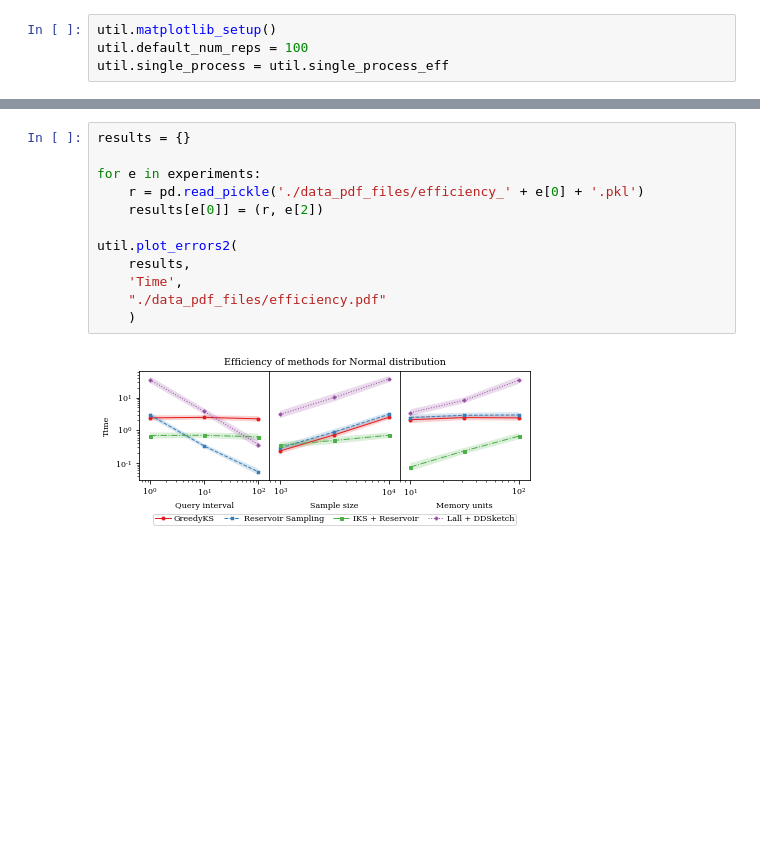
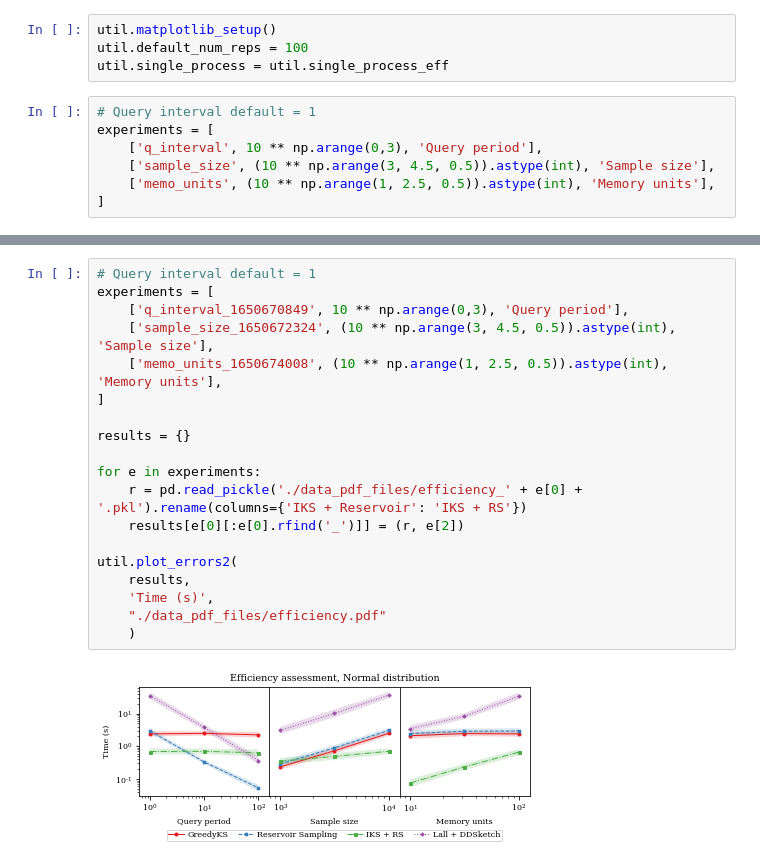
Before and after one commit to moretoknow/greedyks_experiments, a Jupyter notebook: efficiency.ipynb, the cells around one changed output, grey strips where cells are left out. Cells and saved outputs as stored; diff of their text form; blank space fills up the shorter version.

```diff
--- a/efficiency.ipynb
+++ b/efficiency.ipynb
@@ -7,4 +7,11 @@ import pandas as pd
 util.matplotlib_setup()
 util.default_num_reps = 100
 util.single_process = util.single_process_eff
+# %%
+# Query interval default = 1
+experiments = [
+    ['q_interval', 10 ** np.arange(0,3), 'Query period'],
+    ['sample_size', (10 ** np.arange(3, 4.5, 0.5)).astype(int), 'Sample size'],
+    ['memo_units', (10 ** np.arange(1, 2.5, 0.5)).astype(int), 'Memory units'],
+]
 # %%
@@ -41,16 +41,23 @@ memo_units
 [figure]
 [figure]
 # %%
+# Query interval default = 1
+experiments = [
+    ['q_interval_1650670849', 10 ** np.arange(0,3), 'Query period'],
+    ['sample_size_1650672324', (10 ** np.arange(3, 4.5, 0.5)).astype(int), 'Sample size'],
+    ['memo_units_1650674008', (10 ** np.arange(1, 2.5, 0.5)).astype(int), 'Memory units'],
+]
+
 results = {}
 
 for e in experiments:
-    r = pd.read_pickle('./data_pdf_files/efficiency_' + e[0] + '.pkl')
-    results[e[0]] = (r, e[2])
+    r = pd.read_pickle('./data_pdf_files/efficiency_' + e[0] + '.pkl').rename(columns={'IKS + Reservoir': 'IKS + RS'})
+    results[e[0][:e[0].rfind('_')]] = (r, e[2])
 
 util.plot_errors2(
     results,
-    'Time',
+    'Time (s)',
     "./data_pdf_files/efficiency.pdf"
     )
 # %% [output]
-[figure, old version]
+[figure, new version]
```
Also changed, not shown: parts of 1 cell of this notebook, 2 other files.
